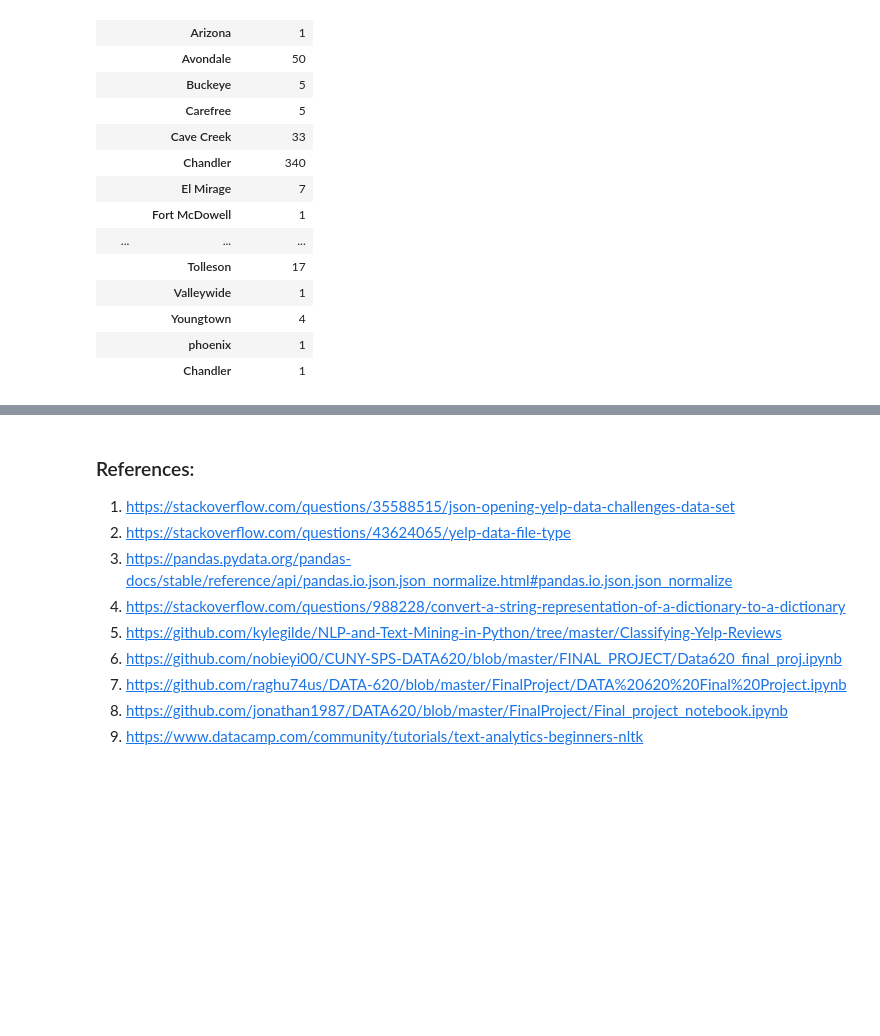
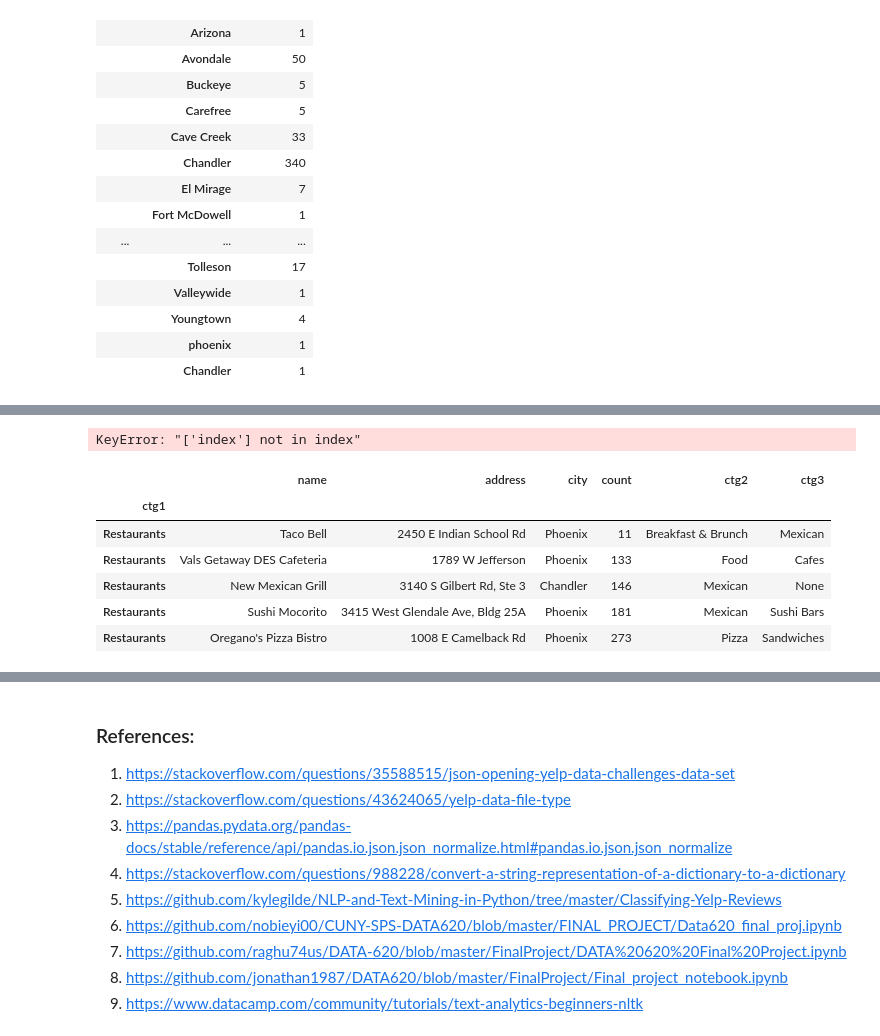
Before and after one commit to talham/yelp_project, a Jupyter notebook: Yelp_analysis.ipynb, the cells around one changed output, grey strips where cells are left out. Drawn from its saved outputs; the diff is of its cells as text; code cells hidden in the pictures; blank space fills up the shorter version.

```diff
--- a/Yelp_analysis.ipynb
+++ b/Yelp_analysis.ipynb
@@ -288,0 +355,14 @@ az_data.head(n=5)
+# %%
+az_data[['name','address','city','ctg1','index','ctg2','ctg3']].set_index('ctg2').filter(like='Restaurants',axis=0).head(n=5)
+# %% [output]
+KeyError: "['index'] not in index"
+# %%
+az_data[['name','address','city','ctg1','count','ctg2','ctg3']].set_index('ctg1').filter(like='Restaurants',axis=0).head(n=5)
+# %% [output]
+|  | name | address | city | count | ctg2 | ctg3 |
+| ctg1 |  |  |  |  |  |  |
+| Restaurants | Taco Bell | 2450 E Indian School Rd | Phoenix | 11 | Breakfast & Brunch | Mexican |
+| Restaurants | Vals Getaway DES Cafeteria | 1789 W Jefferson | Phoenix | 133 | Food | Cafes |
+| Restaurants | New Mexican Grill | 3140 S Gilbert Rd, Ste 3 | Chandler | 146 | Mexican | None |
+| Restaurants | Sushi Mocorito | 3415 West Glendale Ave, Bldg 25A | Phoenix | 181 | Mexican | Sushi Bars |
+| Restaurants | Oregano's Pizza Bistro | 1008 E Camelback Rd | Phoenix | 273 | Pizza | Sandwiches |
```
Also changed, not shown: parts of 13 cells of this notebook.
